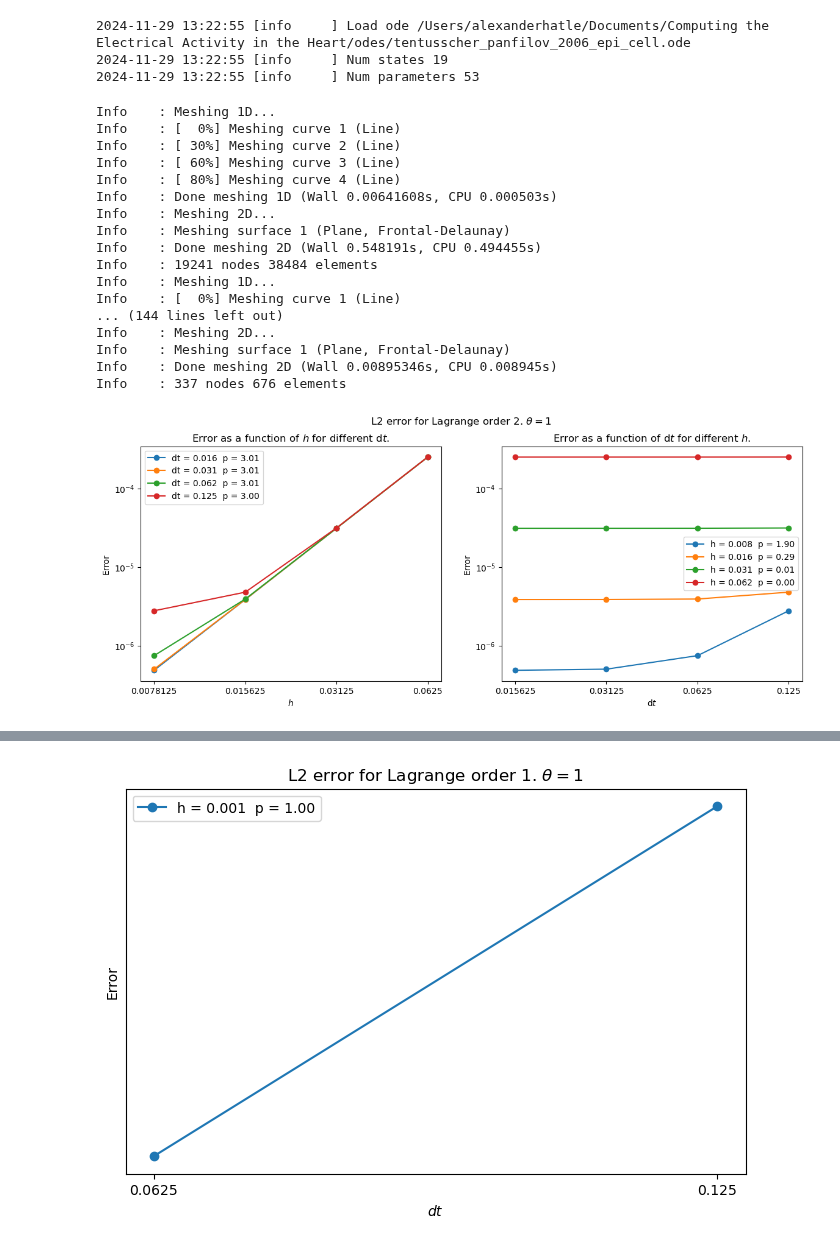
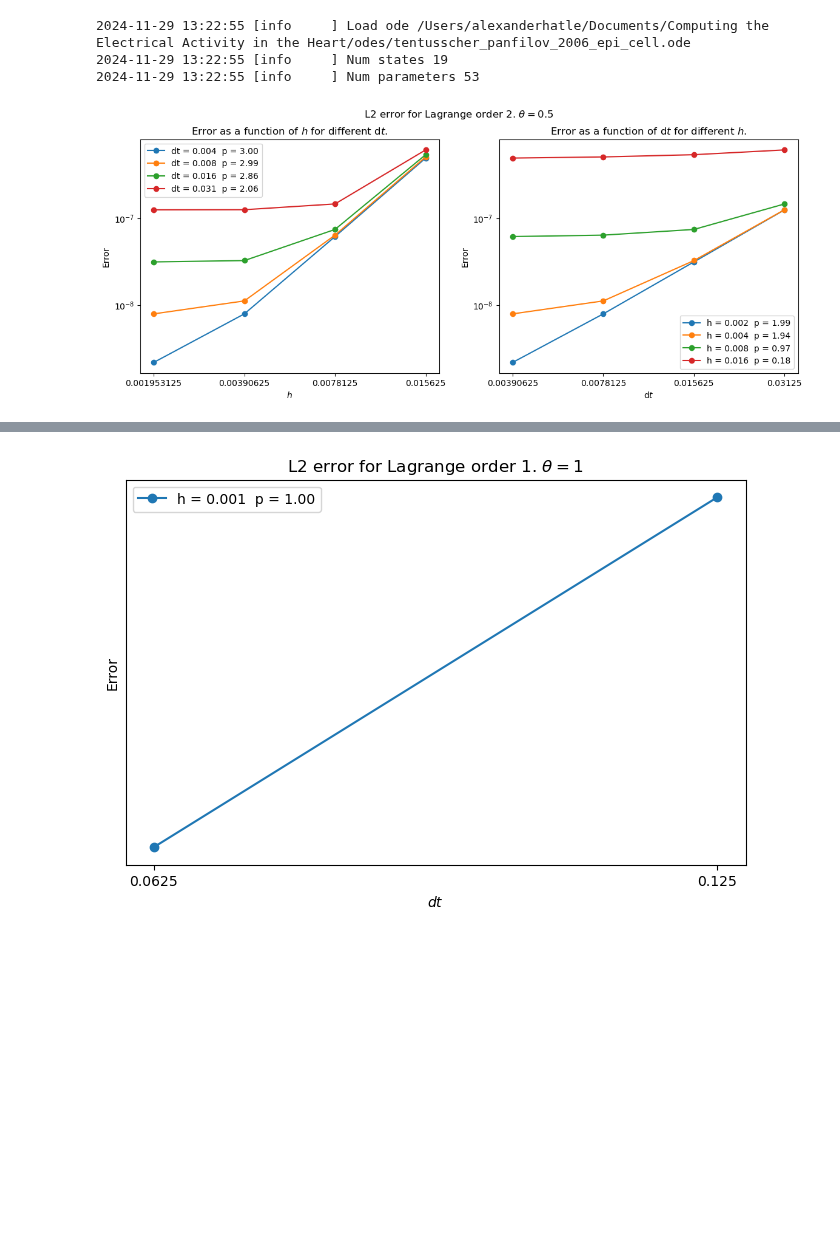
Before and after one commit to aledha/Computing-the-Electrical-Activity-in-the-Heart, a Jupyter notebook: src/results_notebook.ipynb, the cells around one changed output, grey strips where cells are left out. Saved outputs shown, nothing was run; the diff lists cells and outputs as text; code cells hidden in the pictures; blank space fills up the shorter version.

```diff
--- a/src/results_notebook.ipynb
+++ b/src/results_notebook.ipynb
@@ -72,28 +72,11 @@ solver = monodomain.MonodomainSolver(pde, ode)
 vn, x, t = solver.solve(T=10)
 # %%
 %autoreload
-hs = [1/(2**i) for i in range(7, 3, -1)]
-dts = [1/(2**i) for i in range(6, 2, -1)]
+hs = [1/(2**i) for i in range(9, 5, -1)]
+dts = [1/(2**i) for i in range(8, 4, -1)]
 
-results.convergence_plot(hs, dts, theta=1, lagrange_order=2, plot_title="dual_convergence.png")
+results.convergence_plot(hs, dts, theta=0.5, T=2**-3, lagrange_order=2)#, plot_title="dual_convergence.png")
 # %% [output]
-Info    : Meshing 1D...
-Info    : [  0%] Meshing curve 1 (Line)
-Info    : [ 30%] Meshing curve 2 (Line)
-Info    : [ 60%] Meshing curve 3 (Line)
-Info    : [ 80%] Meshing curve 4 (Line)
-Info    : Done meshing 1D (Wall 0.00641608s, CPU 0.000503s)
-Info    : Meshing 2D...
-Info    : Meshing surface 1 (Plane, Frontal-Delaunay)
-Info    : Done meshing 2D (Wall 0.548191s, CPU 0.494455s)
-Info    : 19241 nodes 38484 elements
-Info    : Meshing 1D...
-Info    : [  0%] Meshing curve 1 (Line)
-... (144 lines left out)
-Info    : Meshing 2D...
-Info    : Meshing surface 1 (Plane, Frontal-Delaunay)
-Info    : Done meshing 2D (Wall 0.00895346s, CPU 0.008945s)
-Info    : 337 nodes 676 elements
-[figure, old version]
+[figure, new version]
 # %%
 %autoreload
```
Also changed, not shown: parts of 6 cells of this notebook, 5 other files.
